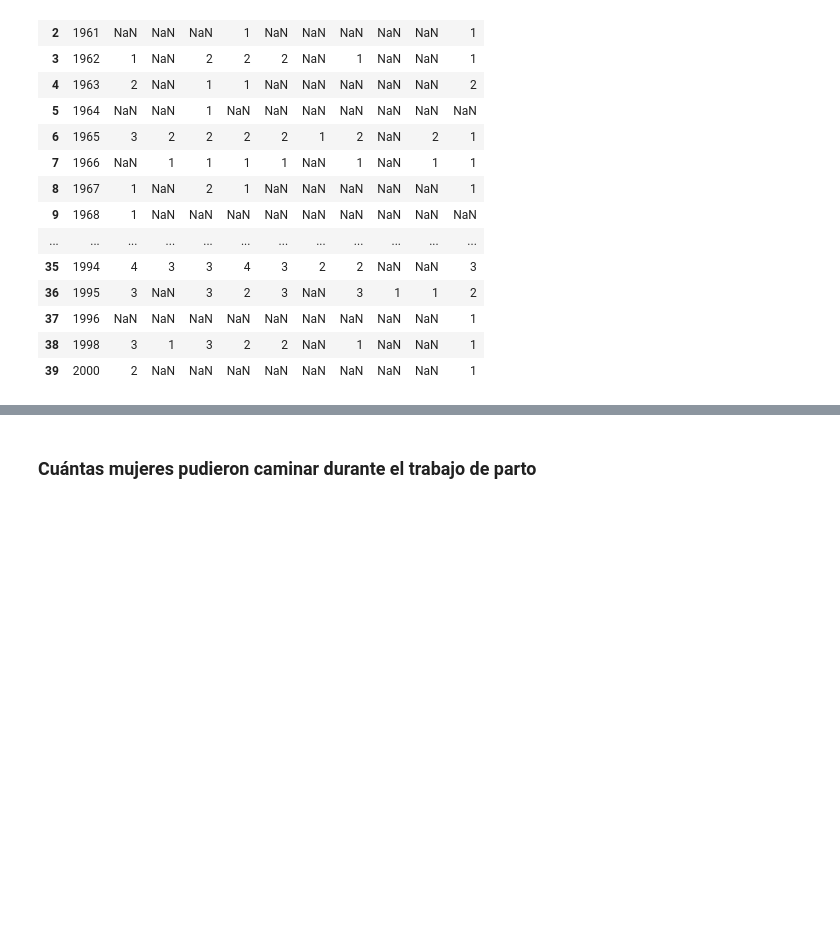
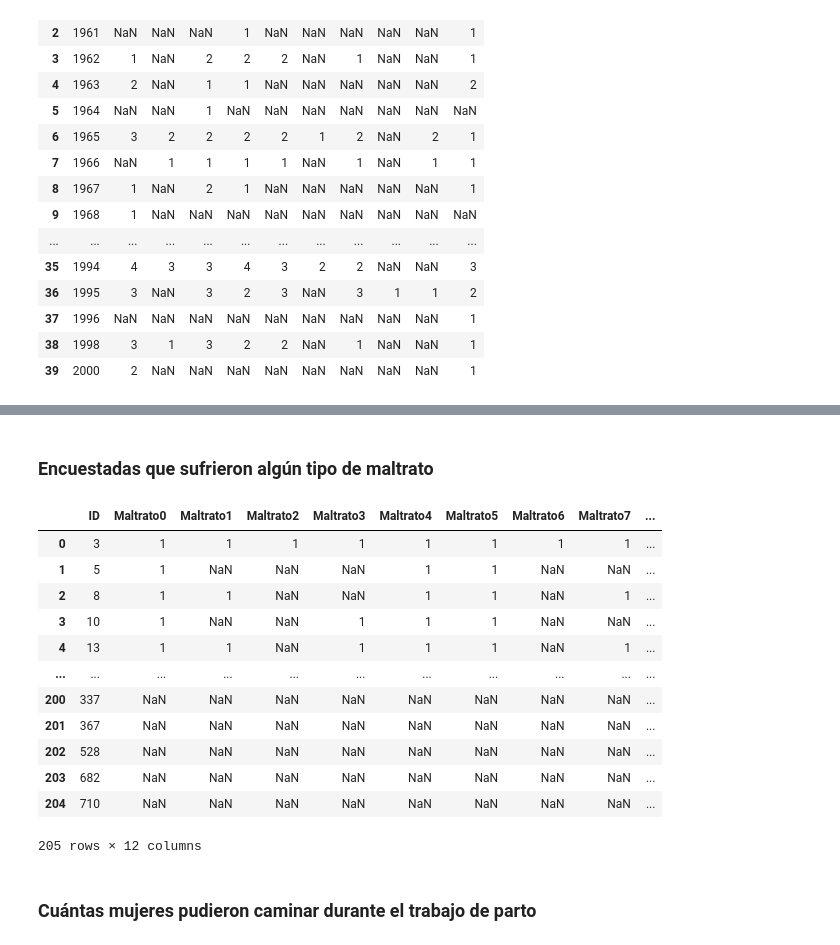
Before and after one commit to DataCritica/violencia-obstetrica-cuba, a Jupyter notebook: dataviz.ipynb, the cells around one changed output, grey strips where cells are left out. Cells and saved outputs as stored; diff of their text form; code cells hidden in the pictures; blank space fills up the shorter version.

Commit message:
Add new bar chart and dataframes

```diff
--- a/dataviz.ipynb
+++ b/dataviz.ipynb
@@ -209,7 +209,7 @@ reset the dataframe index
 def clean_dataframes(*args, **kwargs):
     dfs = list(args)
     for i in range(len(dfs)):
-        dfs[i] = dfs[i].set_axis(['Year', f'm{i+1}'], axis=1, inplace=False).drop(m1.index[0]).reset_index(drop=True)
+        dfs[i] = dfs[i].set_axis(['Year', f'm{i+1}'], axis=1, inplace=False).drop(dfs[i].index[0]).reset_index(drop=True)
     return dfs
 
 dfs = clean_dataframes(m1, m2, m3, m4, m5, m6, m7, m8, m9, m10)
@@ -290,3 +400,67 @@ fig.write_html('dataviz/maltratos_año.html')
+# %% [markdown]
+### Encuestadas que sufrieron algún tipo de maltrato
+# %%
+"""
+Function to read 'xlsx'
+files as dataframes
+"""
+def read_dataframes(*args, **kwargs):
+    files = list(args)
+    for i in range(len(files)):
+        files[i] = pd.read_excel(r'data/sufrieron_maltrato.xlsx', index_col=None, sheet_name=f'm{i}', converters={'ID':str})
+    return files
+
+dfs = read_dataframes(0, 1, 2, 3, 4, 5, 6, 7, 8, 9, 10)
+m0, m1, m2, m3, m4, m5, m6, m7, m8, m9, m10 = dfs[0], dfs[1], dfs[2], dfs[3], dfs[4], dfs[5], dfs[6], dfs[7], dfs[8], dfs[9], dfs[10]
+m0
+
+
+"""
+Function to rename columns,
+remove the first row and
+reset the dataframe index
+"""
+def clean_dataframes(*args, **kwargs):
+    dfs = list(args)
+    for i in range(len(dfs)):
+        dfs[i] = dfs[i].set_axis(['ID', f'Maltrato{i}'], axis=1, inplace=False).drop(dfs[i].index[0]).reset_index(drop=True)
+    return dfs
+
+dfs = clean_dataframes(m0, m1, m2, m3, m4, m5, m6, m7, m8, m9, m10)
+m0, m1, m2, m3, m4, m5, m6, m7, m8, m9, m10 = dfs[0], dfs[1], dfs[2], dfs[3], dfs[4], dfs[5], dfs[6], dfs[7], dfs[8], dfs[9], dfs[10]
+
+
+"""
+Function to merge dataframes
+"""
+def merge_dataframes(*args, **kwargs):
+    dfs = list(args)
+    for i in range(len(dfs)):
+        if i <= 1:
+            maltratos = pd.merge(dfs[0], dfs[1], on='ID', how ='outer')
+        else:
+            maltratos = pd.merge(maltratos, dfs[i], on='ID', how ='outer')
+    return maltratos
+
+maltratos = merge_dataframes(m0, m1, m2, m3, m4, m5, m6, m7, m8, m9, m10)
+
+# Save dataframe as 'xlsx'
+# maltratos.to_excel('data/maltratadas.xlsx', index = False)
+maltratos
+# %% [output]
+|  | ID | Maltrato0 | Maltrato1 | Maltrato2 | Maltrato3 | Maltrato4 | Maltrato5 | Maltrato6 | Maltrato7 | ... |
+| 0 | 3 | 1 | 1 | 1 | 1 | 1 | 1 | 1 | 1 | ... |
+| 1 | 5 | 1 | NaN | NaN | NaN | 1 | 1 | NaN | NaN | ... |
+| 2 | 8 | 1 | 1 | NaN | NaN | 1 | 1 | NaN | 1 | ... |
+| 3 | 10 | 1 | NaN | NaN | 1 | 1 | 1 | NaN | NaN | ... |
+| 4 | 13 | 1 | 1 | NaN | 1 | 1 | 1 | NaN | 1 | ... |
+| ... | ... | ... | ... | ... | ... | ... | ... | ... | ... | ... |
+| 200 | 337 | NaN | NaN | NaN | NaN | NaN | NaN | NaN | NaN | ... |
+| 201 | 367 | NaN | NaN | NaN | NaN | NaN | NaN | NaN | NaN | ... |
+| 202 | 528 | NaN | NaN | NaN | NaN | NaN | NaN | NaN | NaN | ... |
+| 203 | 682 | NaN | NaN | NaN | NaN | NaN | NaN | NaN | NaN | ... |
+| 204 | 710 | NaN | NaN | NaN | NaN | NaN | NaN | NaN | NaN | ... |
+205 rows × 12 columns
 # %% [markdown]
 ### Cuántas mujeres pudieron caminar durante el trabajo de parto
 # %%
```
Also changed, not shown: parts of 4 cells of this notebook, 1 other file.
